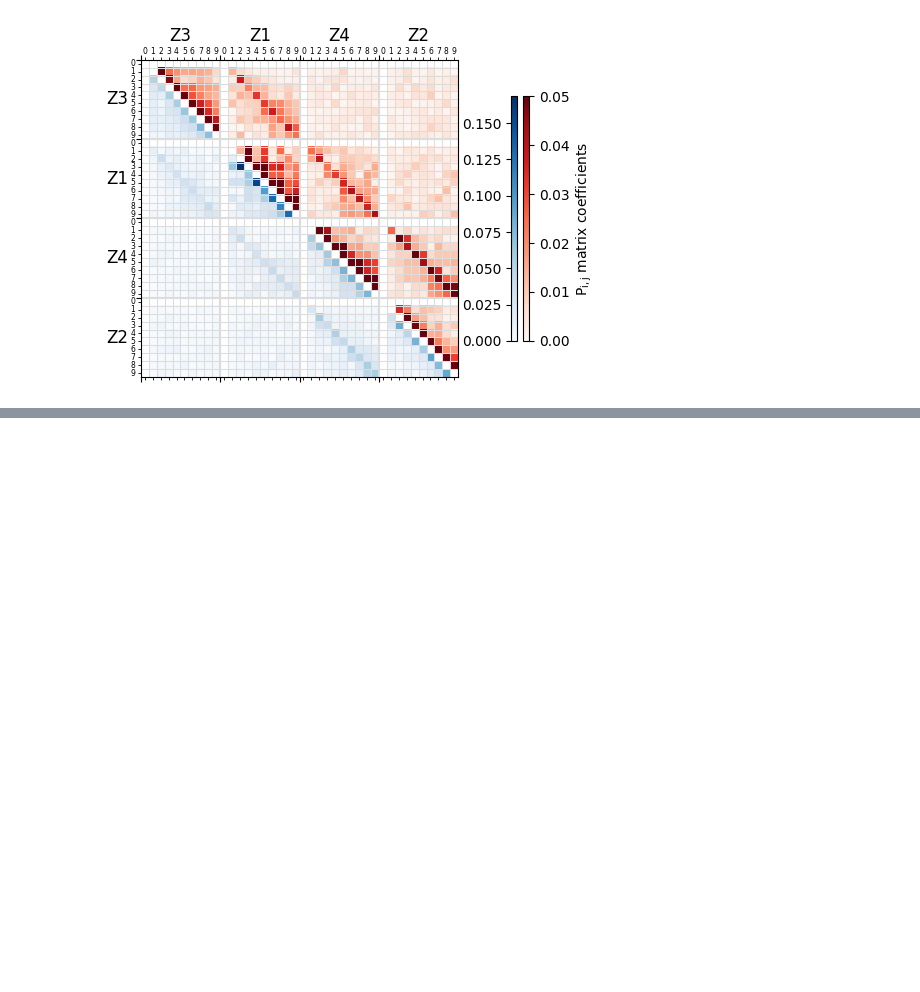
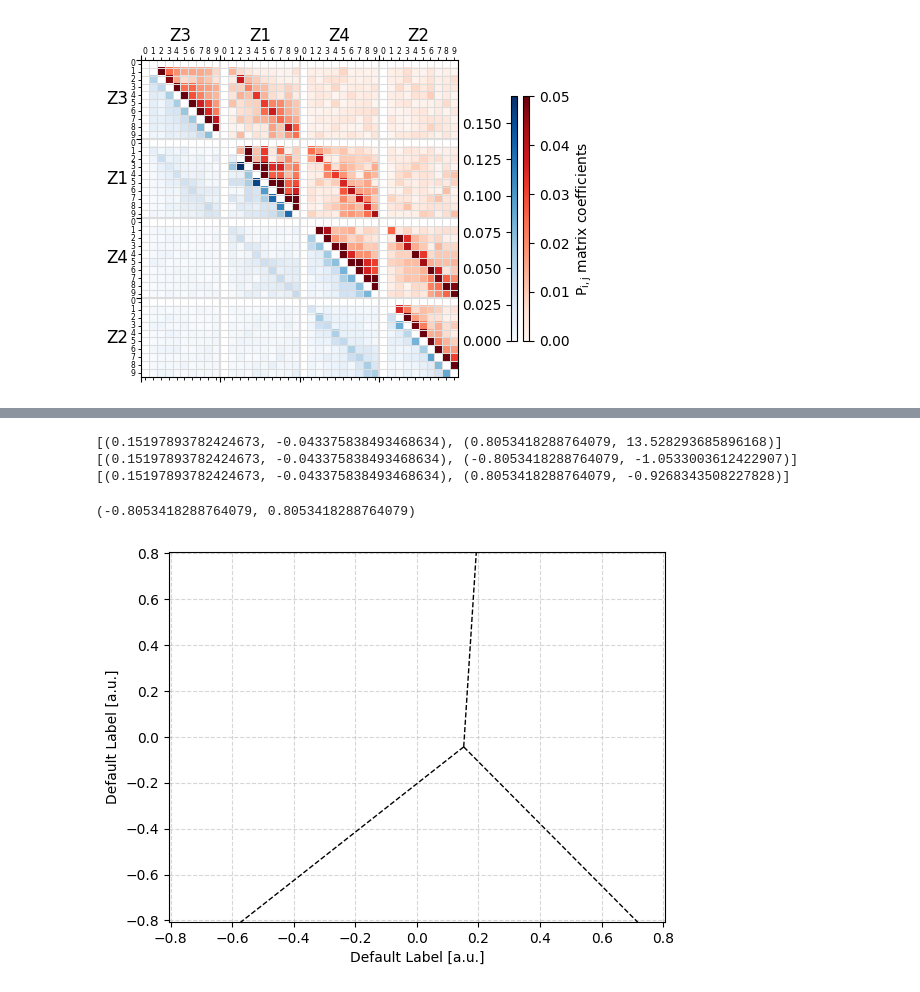
Before and after one commit to MiniSean/QECInterpreter, a Jupyter notebook: src/examples.ipynb, the cells around one changed output, grey strips where cells are left out. Cells and saved outputs as stored; diff of their text form; code cells hidden in the pictures; blank space fills up the shorter version.

Commit message:
Updated W.I.P. state classifier visualization

```diff
--- a/src/examples.ipynb
+++ b/src/examples.ipynb
@@ -113,0 +352,74 @@ plot_pij_matrix(
+# %%
+import numpy as np
+import matplotlib.patches as patches
+from typing import Dict, List, Tuple
+
+fig, ax = construct_subplot()
+
+def calculate_intersection(mean: Vec2D, boundary: Vec2D, limit: float) -> Vec2D:
+    """
+    Calculate the intersection of the boundary line with the plot axes.
+
+    :param mean: Mean point (Vec2D).
+    :param boundary: Boundary point (Vec2D).
+    :param limit: Limit for the axes.
+    :return: Intersection point (Vec2D).
+    """
+    _x0, _y0 = mean.to_tuple()
+    _x1, _y1 = boundary.to_tuple()
+
+    slope = (_y1 - _y0) / (_x1 - _x0)
+    b = _y0 - slope * _x0
+    _xlim = limit * np.sign(_x1 - _x0)
+    _ylim = slope * _xlim + b
+
+    return Vec2D(x=_xlim, y=_ylim)
+
+def calculate_polygon_vertices(mean: Vec2D, boundary_points: List[Vec2D]) -> List[Tuple[float, float]]:
+    """
+    Calculate the vertices for the polygon.
+
+    :param mean: Mean point (Vec2D).
+    :param boundary_points: List of boundary points (Vec2D).
+    :return: List of vertices (tuple of floats).
+    """
+    vertices = [mean.to_tuple()]
+    vertices.extend([point.to_tuple() for point in boundary_points])
+    return vertices
+
+# Example usage
+# Assuming decision_boundaries and concatenated_shots are defined
+
+_lim = np.max([np.max(np.abs(concatenated_shots.real)) * 1.1, np.max(np.abs(concatenated_shots.imag)) * 1.1])
+limit_points: Dict[StateBoundaryKey, Vec2D] = {}
+
+for bound in list(decision_boundaries.boundary_lookup.keys()):
+    boundary: Vec2D = decision_boundaries.get_boundary(bound)
+    if boundary is None:
+        continue
+
+    limit_points[bound] = calculate_intersection(decision_boundaries.mean, boundary, _lim)
+
+# Assuming ax is defined and decision_boundaries.mean is available
+# Plot polygons and boundary lines using the refactored functions
+for key, color in [(StateBoundaryKey(StateKey.STATE_0, StateKey.STATE_1), 'C0'),
+                   (StateBoundaryKey(StateKey.STATE_0, StateKey.STATE_2), 'C3'),
+                   (StateBoundaryKey(StateKey.STATE_1, StateKey.STATE_2), 'C2')]:
+    vertices = calculate_polygon_vertices(decision_boundaries.mean, [limit_points[key]])
+    print(vertices)
+    _patch = patches.Polygon(vertices, color=color, alpha=0.2, lw=0)
+    ax.add_patch(_patch)
+
+for bound, point in limit_points.items():
+    _x0, _y0 = decision_boundaries.mean.to_tuple()
+    _x1, _y1 = point.to_tuple()
+    ax.plot([_x0, _x1], [_y0, _y1], 'k--', lw=1)
+
+ax.set_xlim(-_lim, _lim)
+ax.set_ylim(-_lim, _lim)
+# %% [output]
+[(0.15197893782424673, -0.043375838493468634), (0.8053418288764079, 13.528293685896168)]
+[(0.15197893782424673, -0.043375838493468634), (-0.8053418288764079, -1.0533003612422907)]
+[(0.15197893782424673, -0.043375838493468634), (0.8053418288764079, -0.9268343508227828)]
+(-0.8053418288764079, 0.8053418288764079)
+[figure, added]
```
Also changed, not shown: parts of 1 cell of this notebook, 4 other files.
